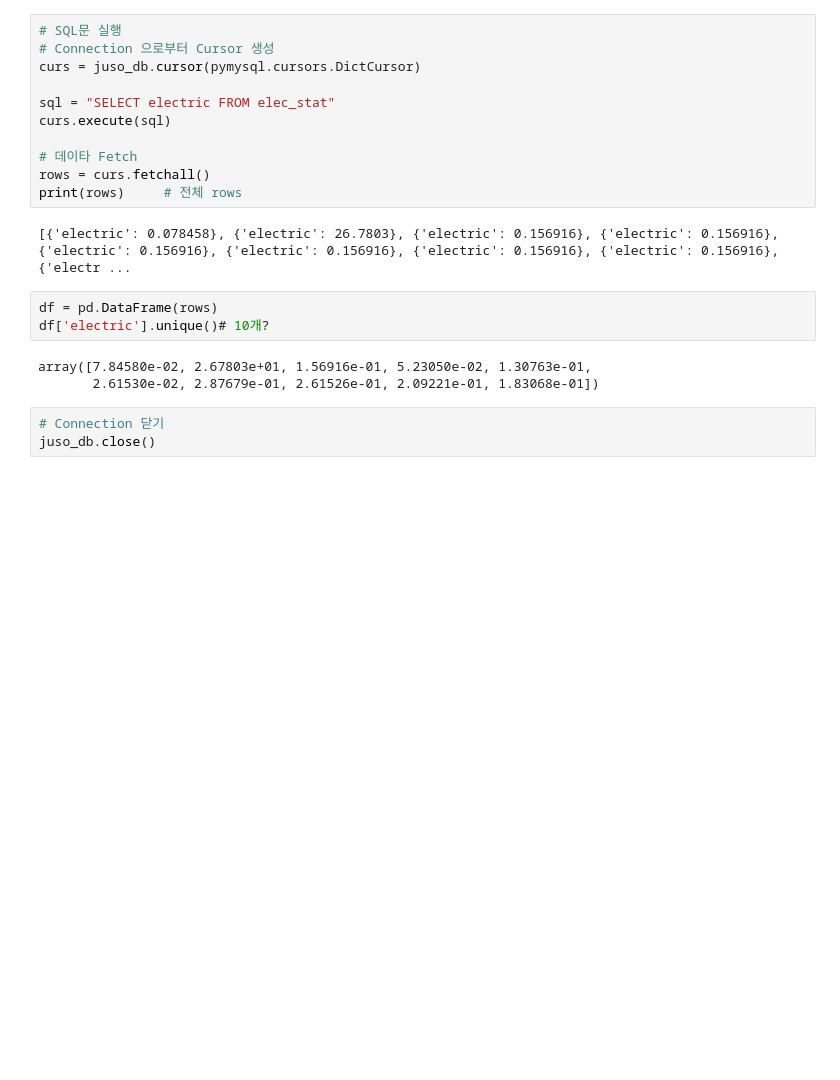
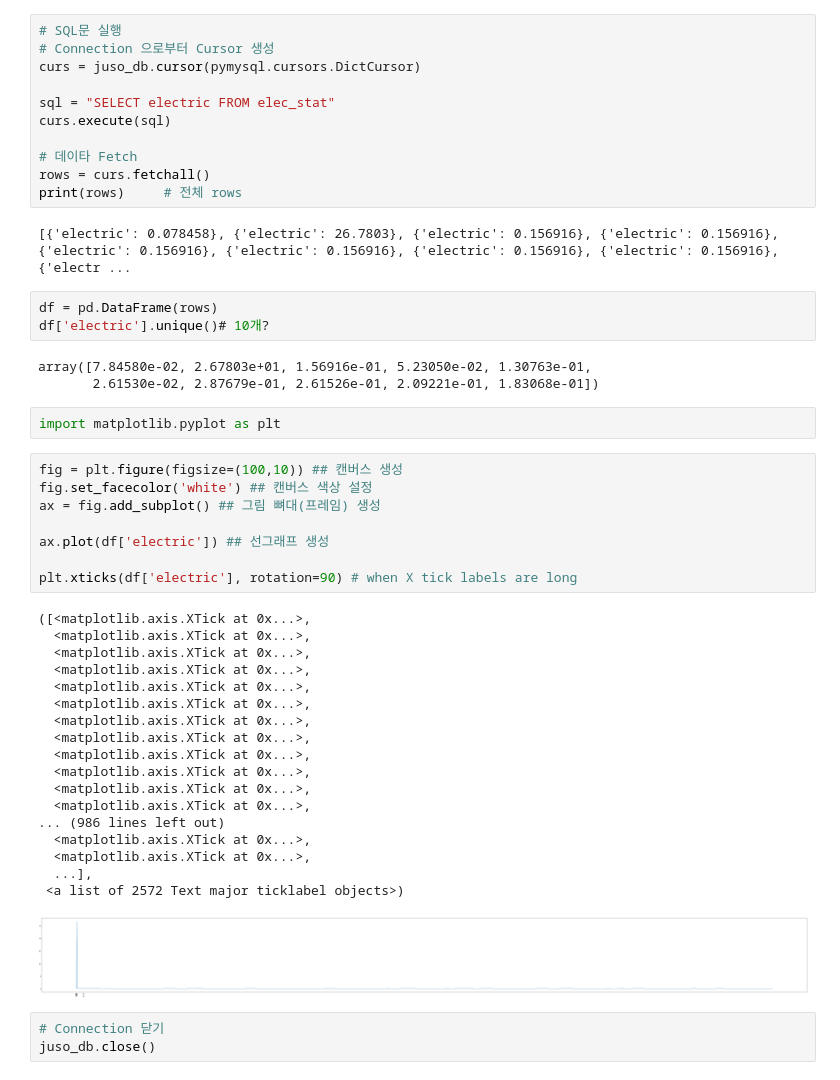
Before and after one commit to mugju/kpu_energy, a Jupyter notebook: mySystem08.ipynb, the cells around one changed output. Drawn from its saved outputs; the diff is of its cells as text; blank space fills up the shorter version.

```diff
--- a/mySystem08.ipynb
+++ b/mySystem08.ipynb
@@ -153,6 +159,35 @@ df['electric'].unique()# 10개?
 # %% [output]
 array([7.84580e-02, 2.67803e+01, 1.56916e-01, 5.23050e-02, 1.30763e-01,
        2.61530e-02, 2.87679e-01, 2.61526e-01, 2.09221e-01, 1.83068e-01])
+# %%
+import matplotlib.pyplot as plt
+# %%
+fig = plt.figure(figsize=(100,10)) ## 캔버스 생성
+fig.set_facecolor('white') ## 캔버스 색상 설정
+ax = fig.add_subplot() ## 그림 뼈대(프레임) 생성
+
+ax.plot(df['electric']) ## 선그래프 생성
+
+plt.xticks(df['electric'], rotation=90) # when X tick labels are long
+# %% [output]
+([<matplotlib.axis.XTick at 0x...>,
+  <matplotlib.axis.XTick at 0x...>,
+  <matplotlib.axis.XTick at 0x...>,
+  <matplotlib.axis.XTick at 0x...>,
+  <matplotlib.axis.XTick at 0x...>,
+  <matplotlib.axis.XTick at 0x...>,
+  <matplotlib.axis.XTick at 0x...>,
+  <matplotlib.axis.XTick at 0x...>,
+  <matplotlib.axis.XTick at 0x...>,
+  <matplotlib.axis.XTick at 0x...>,
+  <matplotlib.axis.XTick at 0x...>,
+  <matplotlib.axis.XTick at 0x...>,
+... (986 lines left out)
+  <matplotlib.axis.XTick at 0x...>,
+  <matplotlib.axis.XTick at 0x...>,
+  ...],
+ <a list of 2572 Text major ticklabel objects>)
+[figure, added]
 # %%
 # Connection 닫기
 juso_db.close()
```
Also changed, not shown: parts of 6 cells of this notebook.
